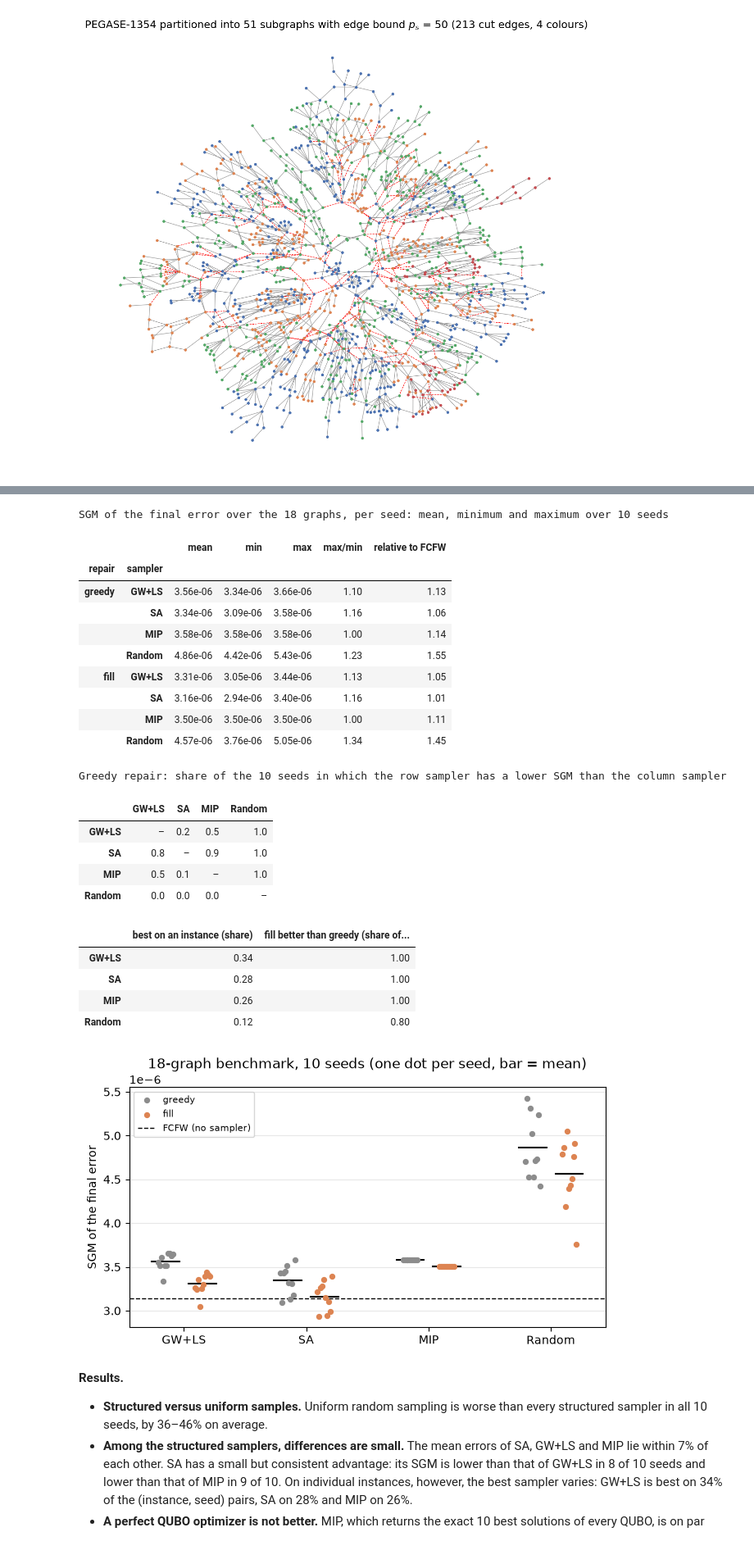
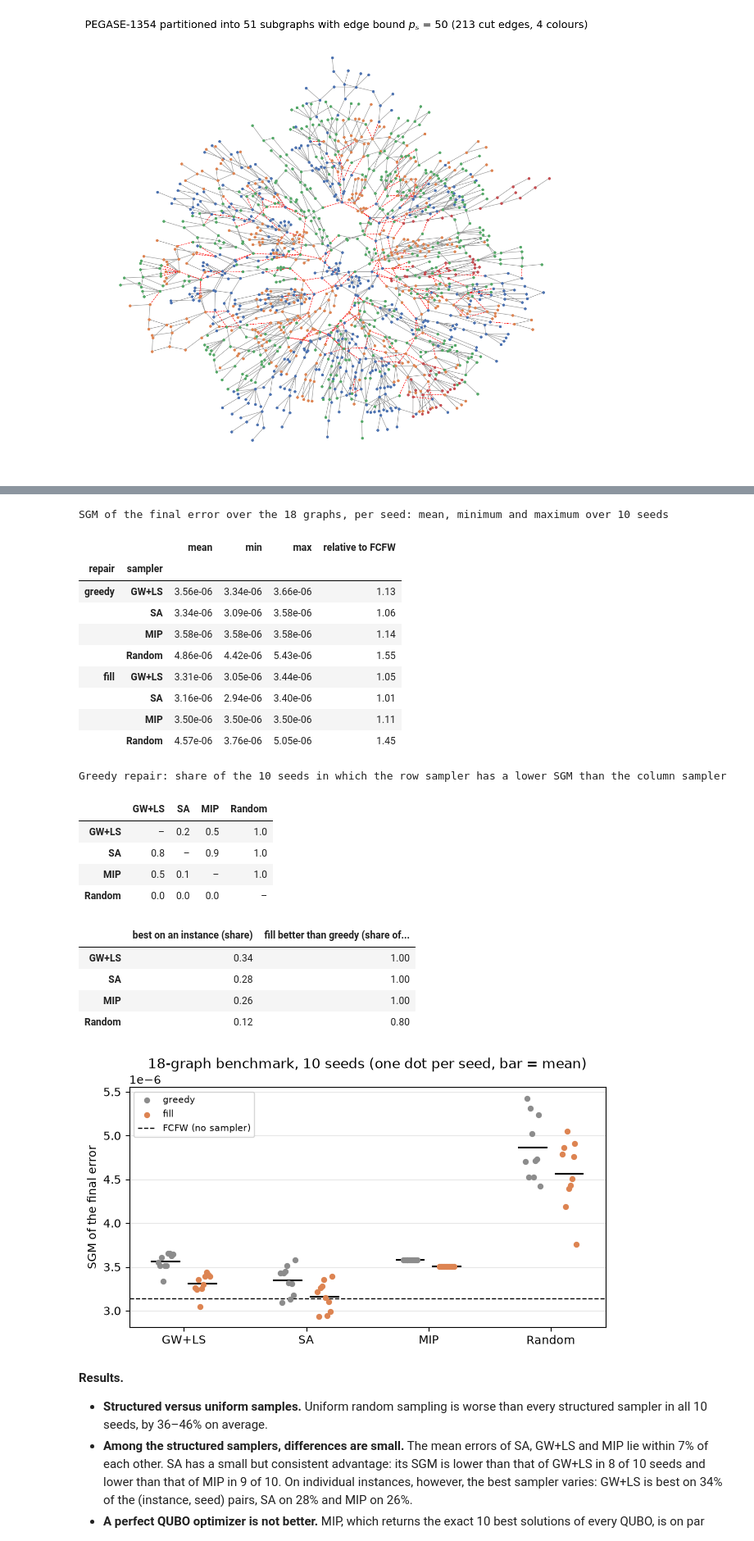
Before and after one commit to tg90000/e-fcfw, a Jupyter notebook: brief.ipynb, the cells around one changed output, grey strips where cells are left out. Shown at 82% size. Drawn from its saved outputs; the diff is of its cells as text; code cells hidden in the pictures.

```diff
--- a/brief.ipynb
+++ b/brief.ipynb
@@ -757,41 +731,40 @@ the reference. To run the 80 repetitions quickly, they were computed with a comp
 results agree with this implementation within the variation between seeds.
 # %%
-seeds = table("seeds_summary", index_col=[0, 1]).rename_axis(["repair", "sampler"])
+seeds = table("seeds_summary", index_col=[0, 1]).rename_axis(["repair", "sampler"]).drop(columns="max/min")
 print("SGM of the final error over the 18 graphs, per seed: mean, minimum and maximum over 10 seeds")
-display(seeds.style.format({"mean": "{:.2e}", "min": "{:.2e}", "max": "{:.2e}", "max/min": "{:.2f}",
-                            "relative to FCFW": "{:.2f}"}))
+display(seeds.style.format({"mean": "{:.2e}", "min": "{:.2e}", "max": "{:.2e}", "relative to FCFW": "{:.2f}"}))
 print("Greedy repair: share of the 10 seeds in which the row sampler has a lower SGM than the column sampler")
 display(table("seeds_paired", index_col=0).style.format("{:.1f}", na_rep="–"))
 display(table("seeds_wins", index_col=0).style.format("{:.2f}"))
 
 per_seed = table("seeds_per_seed")
 fcfw = per_seed.loc[per_seed.method == "FCFW", "sgm"].item()
 fig, ax = plt.subplots(figsize=(7.5, 3.8))
 for i, method in enumerate(["GW+LS", "SA", "MIP", "Random"]):
     for j, (variant, color) in enumerate([("greedy", "#8c8c8c"), ("fill", "#dd8452")]):
         values = per_seed[(per_seed.method == method) & (per_seed.variant == variant)].sgm.to_numpy()
         x = i + (j - 0.5) * 0.3
         ax.scatter(x + np.linspace(-0.06, 0.06, len(values)), values, s=18, color=color, zorder=3,
                    label=variant if i == 0 else None)
         ax.hlines(values.mean(), x - 0.12, x + 0.12, color="black", lw=1.5)
 ax.axhline(fcfw, color="black", ls="--", lw=1, label="FCFW (no sampler)")
 ax.set_xticks(range(4), ["GW+LS", "SA", "MIP", "Random"])
 ax.set(ylabel="SGM of the final error", title="18-graph benchmark, 10 seeds (one dot per seed, bar = mean)")
 ax.grid(axis="y", alpha=0.3)
 ax.legend(fontsize=8)
 plt.show()
 # %% [output]
 SGM of the final error over the 18 graphs, per seed: mean, minimum and maximum over 10 seeds
-|  |  | mean | min | max | max/min | relative to FCFW |
-| repair | sampler |  |  |  |  |  |
-| greedy | GW+LS | 3.56e-06 | 3.34e-06 | 3.66e-06 | 1.10 | 1.13 |
-|  | SA | 3.34e-06 | 3.09e-06 | 3.58e-06 | 1.16 | 1.06 |
-|  | MIP | 3.58e-06 | 3.58e-06 | 3.58e-06 | 1.00 | 1.14 |
-|  | Random | 4.86e-06 | 4.42e-06 | 5.43e-06 | 1.23 | 1.55 |
-| fill | GW+LS | 3.31e-06 | 3.05e-06 | 3.44e-06 | 1.13 | 1.05 |
-|  | SA | 3.16e-06 | 2.94e-06 | 3.40e-06 | 1.16 | 1.01 |
-|  | MIP | 3.50e-06 | 3.50e-06 | 3.50e-06 | 1.00 | 1.11 |
-|  | Random | 4.57e-06 | 3.76e-06 | 5.05e-06 | 1.34 | 1.45 |
+|  |  | mean | min | max | relative to FCFW |
+| repair | sampler |  |  |  |  |
+| greedy | GW+LS | 3.56e-06 | 3.34e-06 | 3.66e-06 | 1.13 |
+|  | SA | 3.34e-06 | 3.09e-06 | 3.58e-06 | 1.06 |
+|  | MIP | 3.58e-06 | 3.58e-06 | 3.58e-06 | 1.14 |
+|  | Random | 4.86e-06 | 4.42e-06 | 5.43e-06 | 1.55 |
+| fill | GW+LS | 3.31e-06 | 3.05e-06 | 3.44e-06 | 1.05 |
+|  | SA | 3.16e-06 | 2.94e-06 | 3.40e-06 | 1.01 |
+|  | MIP | 3.50e-06 | 3.50e-06 | 3.50e-06 | 1.11 |
+|  | Random | 4.57e-06 | 3.76e-06 | 5.05e-06 | 1.45 |
 Greedy repair: share of the 10 seeds in which the row sampler has a lower SGM than the column sampler
 |  | GW+LS | SA | MIP | Random |
 | GW+LS | – | 0.2 | 0.5 | 1.0 |
```
Also changed, not shown: parts of 20 cells of this notebook.
